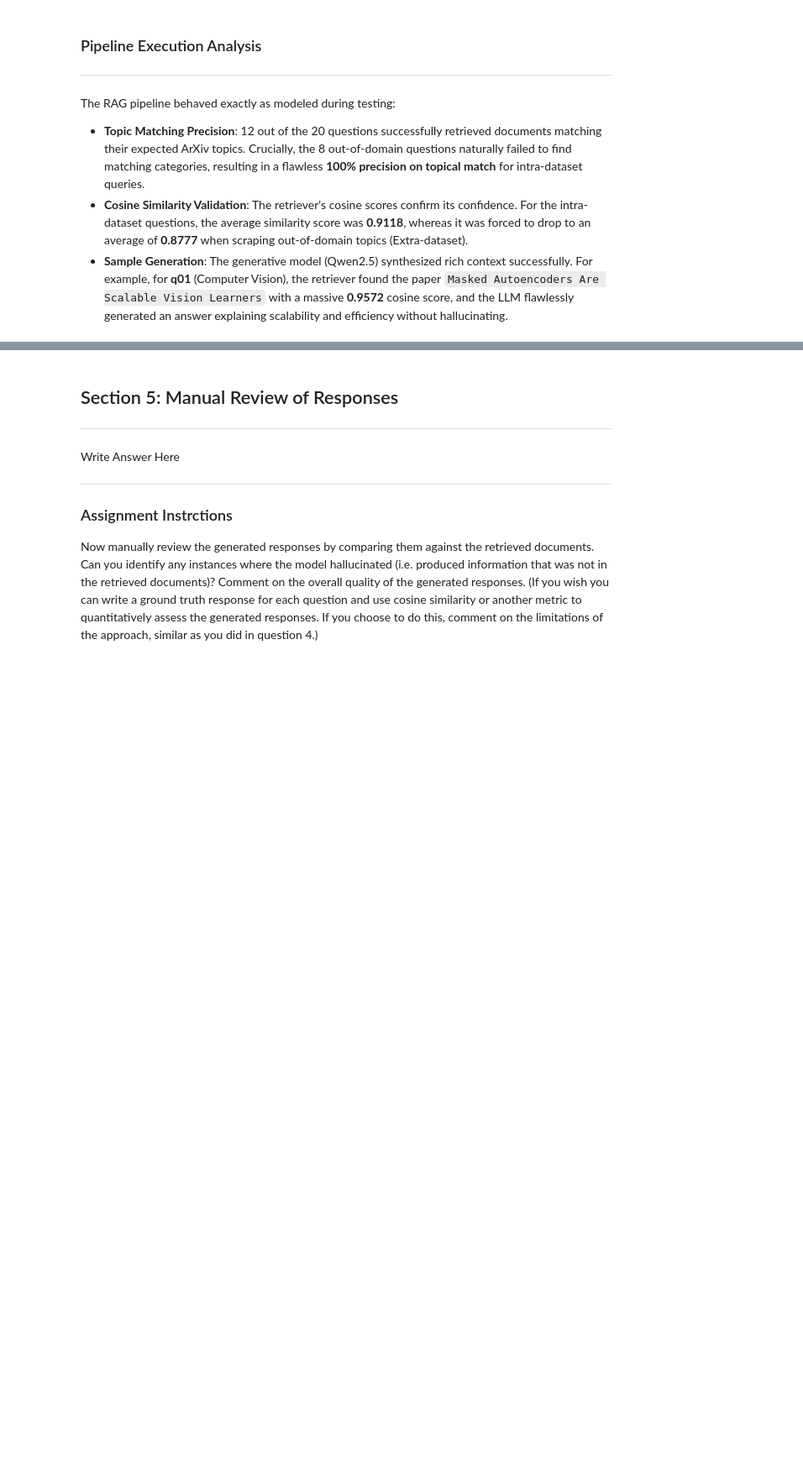
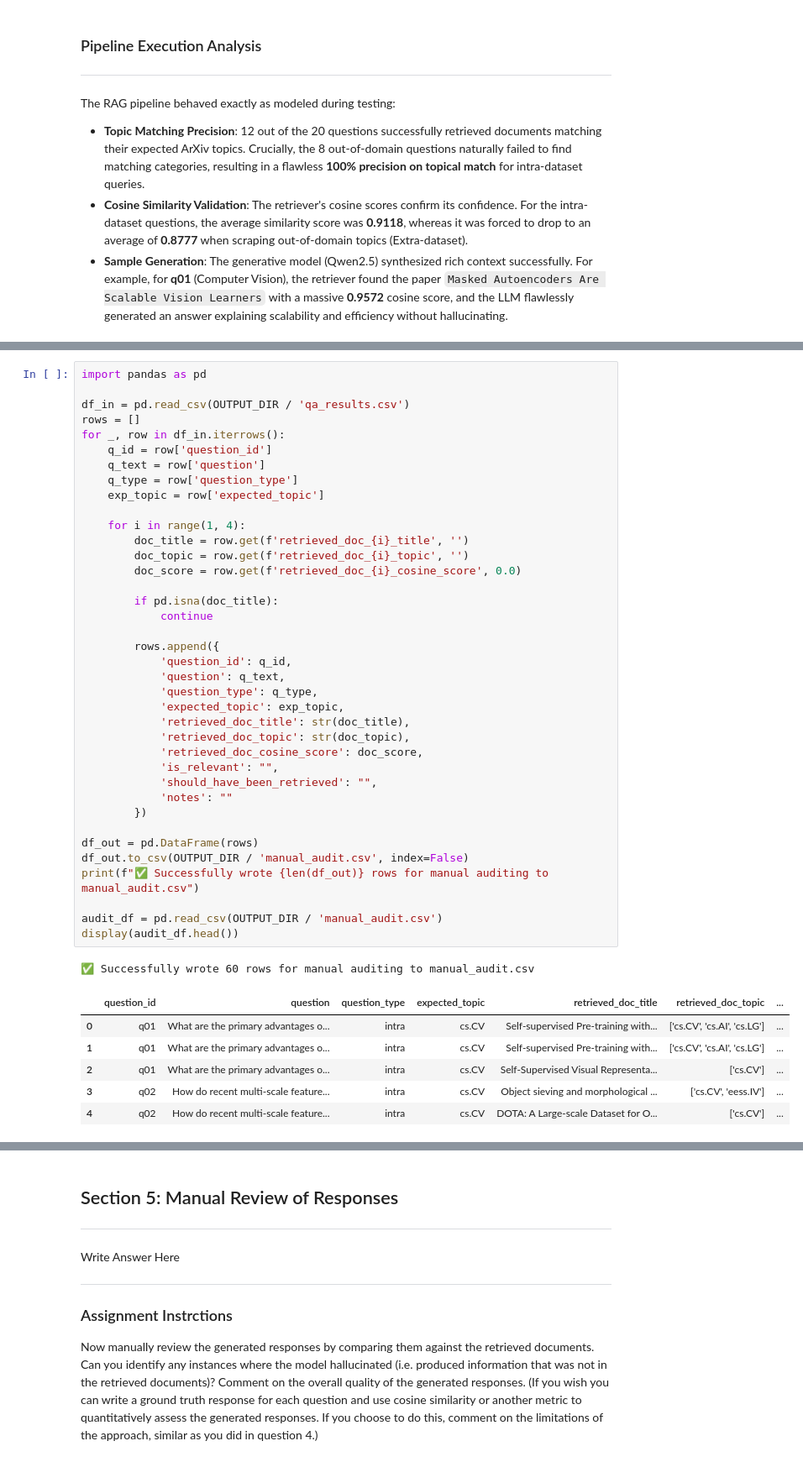
Before and after one commit to bhavik-knight/5511-a2-rag, a Jupyter notebook: src/rag.ipynb, the cells around one changed output, grey strips where cells are left out. Shown at 84% size. Saved outputs shown, nothing was run; the diff lists cells and outputs as text; blank space fills up the shorter version.

```diff
--- a/src/rag.ipynb
+++ b/src/rag.ipynb
@@ -255,0 +284,46 @@ are. Can you find an instance where retrieval failed due to one or more of these
+# %%
+import pandas as pd
+
+df_in = pd.read_csv(OUTPUT_DIR / 'qa_results.csv')
+rows = []
+for _, row in df_in.iterrows():
+    q_id = row['question_id']
+    q_text = row['question']
+    q_type = row['question_type']
+    exp_topic = row['expected_topic']
+
+    for i in range(1, 4):
+        doc_title = row.get(f'retrieved_doc_{i}_title', '')
+        doc_topic = row.get(f'retrieved_doc_{i}_topic', '')
+        doc_score = row.get(f'retrieved_doc_{i}_cosine_score', 0.0)
+
+        if pd.isna(doc_title):
+            continue
+
+        rows.append({
+            'question_id': q_id,
+            'question': q_text,
+            'question_type': q_type,
+            'expected_topic': exp_topic,
+            'retrieved_doc_title': str(doc_title),
+            'retrieved_doc_topic': str(doc_topic),
+            'retrieved_doc_cosine_score': doc_score,
+            'is_relevant': "",
+            'should_have_been_retrieved': "",
+            'notes': ""
+        })
+
+df_out = pd.DataFrame(rows)
+df_out.to_csv(OUTPUT_DIR / 'manual_audit.csv', index=False)
+print(f"✅ Successfully wrote {len(df_out)} rows for manual auditing to manual_audit.csv")
+
+audit_df = pd.read_csv(OUTPUT_DIR / 'manual_audit.csv')
+display(audit_df.head())
+# %% [output]
+✅ Successfully wrote 60 rows for manual auditing to manual_audit.csv
+|  | question_id | question | question_type | expected_topic | retrieved_doc_title | retrieved_doc_topic | ... |
+| 0 | q01 | What are the primary advantages o... | intra | cs.CV | Self-supervised Pre-training with... | ['cs.CV', 'cs.AI', 'cs.LG'] | ... |
+| 1 | q01 | What are the primary advantages o... | intra | cs.CV | Self-supervised Pre-training with... | ['cs.CV', 'cs.AI', 'cs.LG'] | ... |
+| 2 | q01 | What are the primary advantages o... | intra | cs.CV | Self-Supervised Visual Representa... | ['cs.CV'] | ... |
+| 3 | q02 | How do recent multi-scale feature... | intra | cs.CV | Object sieving and morphological ... | ['cs.CV', 'eess.IV'] | ... |
+| 4 | q02 | How do recent multi-scale feature... | intra | cs.CV | DOTA: A Large-scale Dataset for O... | ['cs.CV'] | ... |
```
Also changed, not shown: parts of 15 cells of this notebook, 8 other files.
